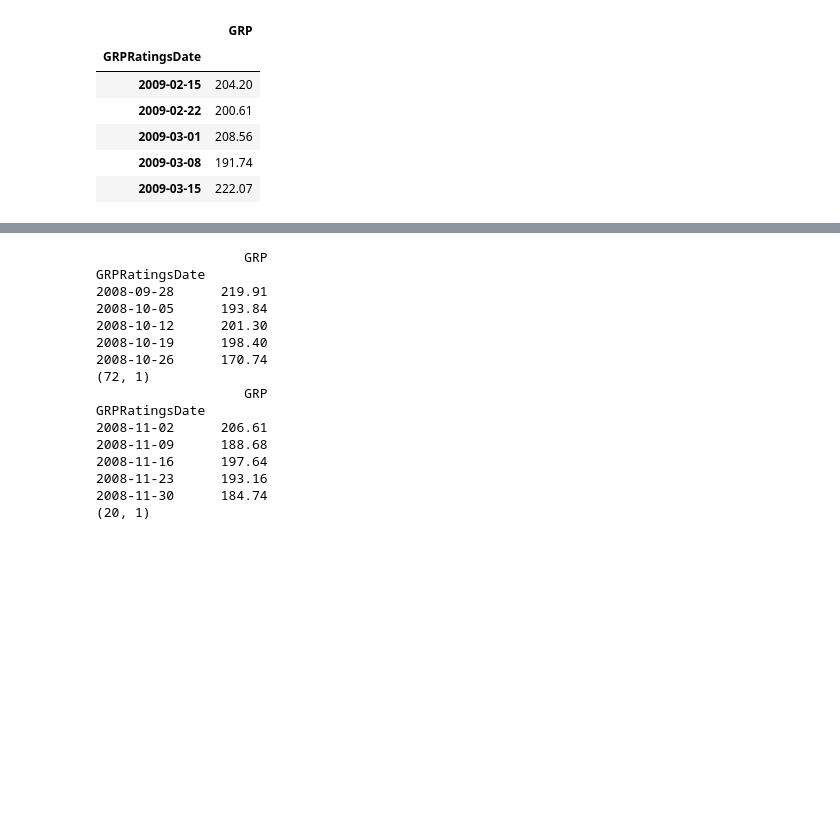
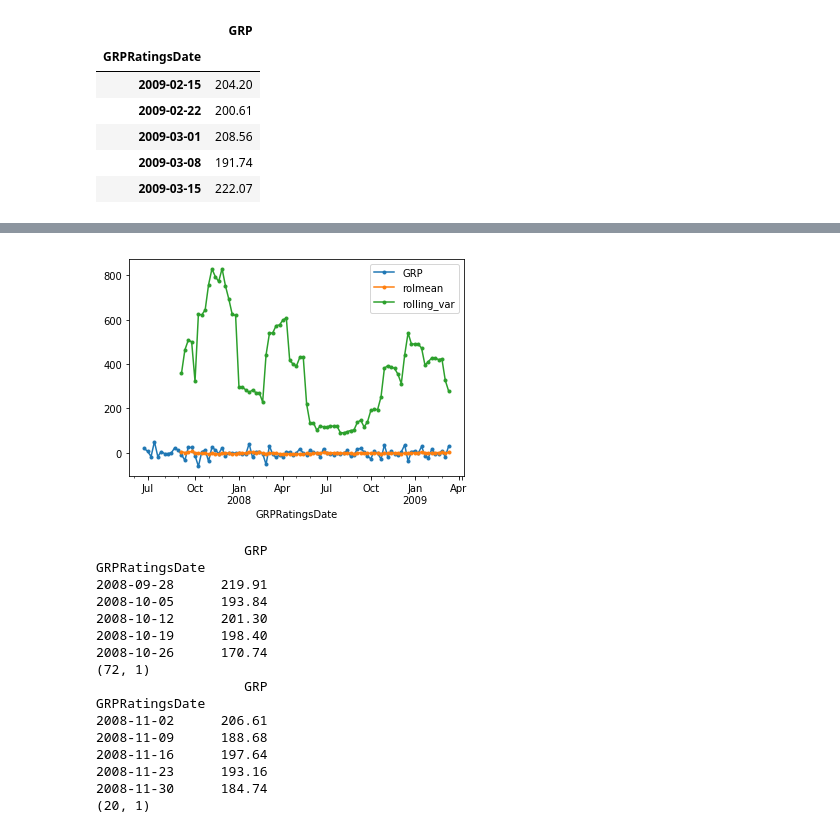
Before and after one commit to lppier/Indian_TV_Time_Series, a Jupyter notebook: Trying_Time Series.ipynb, the cells around one changed output, grey strips where cells are left out. Drawn from its saved outputs; the diff is of its cells as text; code cells hidden in the pictures; blank space fills up the shorter version.

```diff
--- a/Trying_Time Series.ipynb
+++ b/Trying_Time Series.ipynb
@@ -59,3 +67,9 @@ test_stationarity(df)
+# %%
+diff_df = df.diff()
+# %%
+test_stationarity(diff_df)
+# %% [output]
+[figure, added]
 # %%
 # log transform
 #df = df['GRP'].apply(np.log)
```
Also changed, not shown: parts of 2 cells of this notebook.
